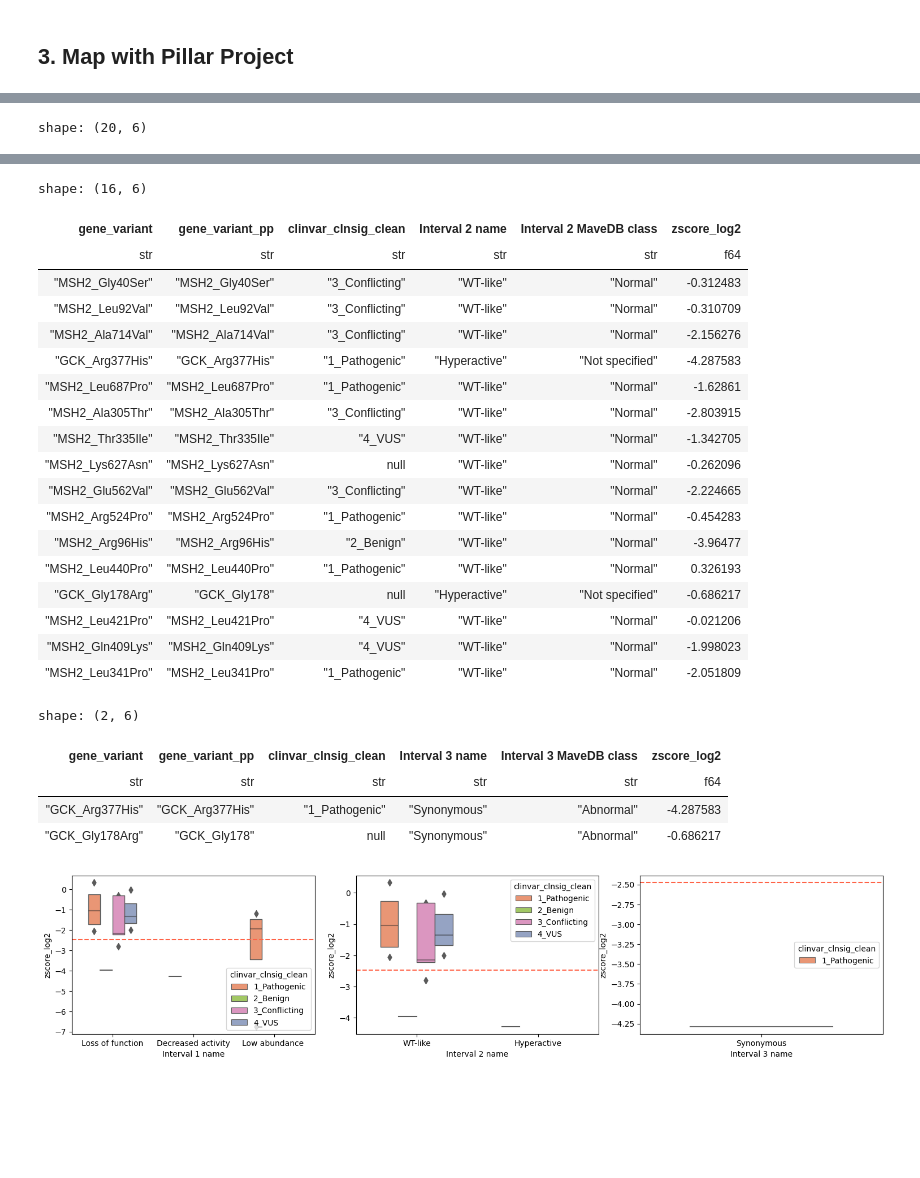
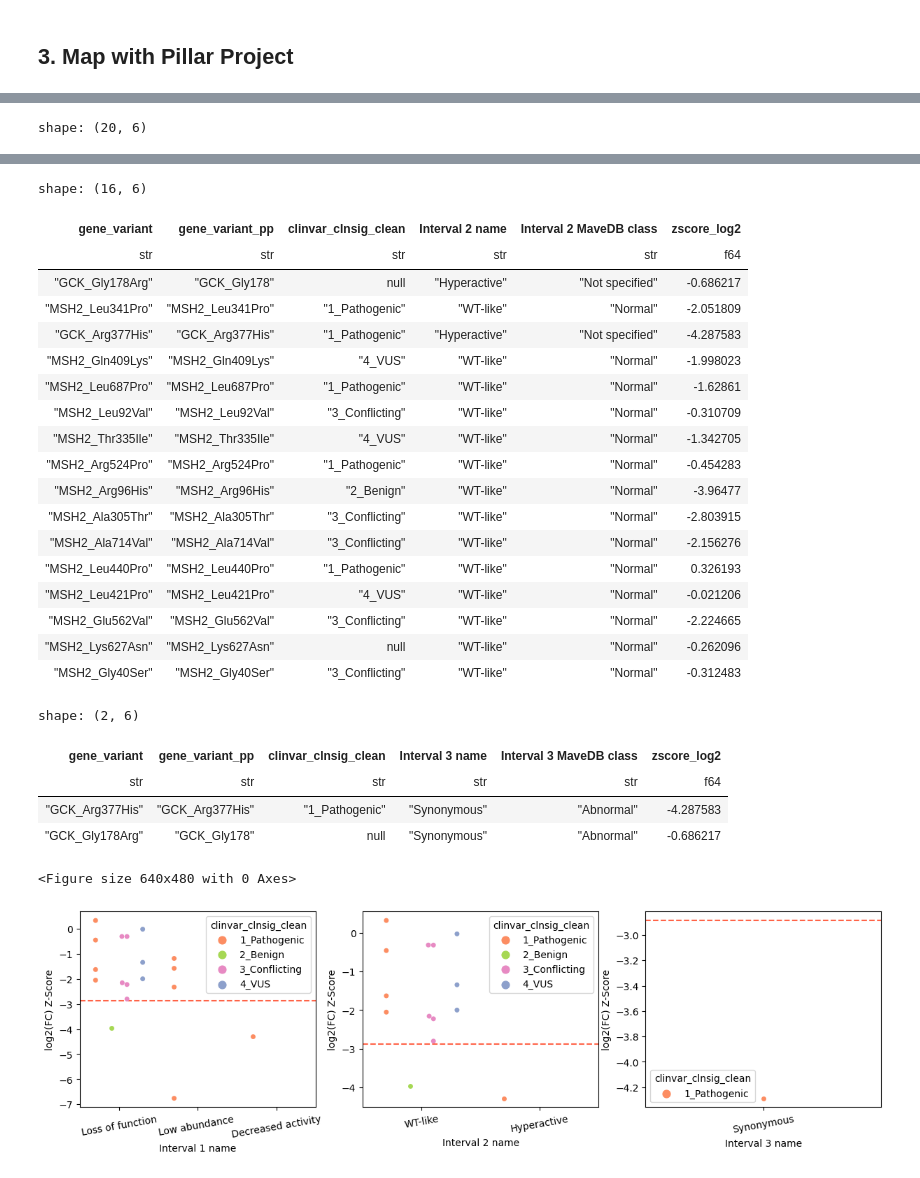
Before and after one commit to runxi-shen/2025_Pillar_VarChAMP, a Jupyter notebook: 2_individual_assay_analyses/dual_ipa/2_analyses/6_investigate_abundance_change_w_pillar.ipynb, the cells around one changed output, grey strips where cells are left out. Drawn from its saved outputs; the diff is of its cells as text; code cells hidden in the pictures; blank space fills up the shorter version.

```diff
--- a/2_individual_assay_analyses/dual_ipa/2_analyses/6_investigate_abundance_change_w_pillar.ipynb
+++ b/2_individual_assay_analyses/dual_ipa/2_analyses/6_investigate_abundance_change_w_pillar.ipynb
@@ -92,0 +161,13 @@ plt.show()
+# %%
+scores = scores.with_columns(pl.col("symbol").alias("Gene"))
+func_scores = scores.filter(pl.col("pillar_tested"))
+
+plt.clf()
+fig, ax = plt.subplots(1,1,figsize=(6,15))
+plot_gene_level_summary(scores, "dualipa_abund_change", "DUAL-IPA Abundance Change", ax=ax)
+fig, ax = plt.subplots(1,1,figsize=(6,15))
+plot_gene_level_summary(scores, "dualipa_abund_change", "DUAL-IPA Abundance Change", hits_only=False, null_only=True, ax=ax)
+
+fig, ax = plt.subplots(1,1,figsize=(6,4))
+plot_gene_level_summary(func_scores, "dualipa_abund_change", "DUAL-IPA Abundance Change Pillar Variants", hits_only=False, ax=ax)
+plt.show()
@@ -93,9 +179,9 @@ plt.show()
 # %%
-func_scores = scores.filter(pl.col("pillar_tested"))
 pl.Config.set_tbl_rows(25)  # Show all rows
 # pl.Config.set_tbl_cols(40)  # Show all columns
 
-fig, axes = plt.subplots(2, 4, figsize=(25,8))
+plt.clf()
+fig, axes = plt.subplots(2, 4, figsize=(20,8))
 for i in range(1,7):
     int_name = f"Interval {i} name"
     mavedb_name = f"Interval {i} MaveDB class"
@@ -104,7 +190,7 @@ for i in range(1,7):
         # display(func_scores.unique(subset="gene_variant")["gene_variant","clinvar_sig",int_name, mavedb_name, "zscore_log2"])
         # fig, ax = plt.subplots(1,2,figsize=(15,6))
         hue_order = sorted(func_mave.drop_nulls("clinvar_clnsig_clean").unique("clinvar_clnsig_clean")["clinvar_clnsig_clean"])
-        sns.boxenplot(
+        sns.swarmplot(
             data=func_mave.unique(subset="gene_variant").to_pandas(),
             x=int_name,
             y="zscore_log2",
@@ -113,8 +199,11 @@ for i in range(1,7):
             hue="clinvar_clnsig_clean",
             hue_order=hue_order,
             dodge="auto",
-            width=.6,
+            # width=.6,
+            # gap=.2
         )
+        axes.flatten()[i-1].set_ylabel("log2(FC) Z-Score")
+        axes.flatten()[i-1].set_xticklabels(axes.flatten()[i-1].get_xticklabels(), rotation=10)
         display(func_mave.unique(subset="gene_variant").select(
             ["gene_variant", "gene_variant_pp","clinvar_clnsig_clean", int_name, mavedb_name, "zscore_log2"]
         ))
@@ -134,7 +223,7 @@ for i in range(1,7):
 
 fig.delaxes(axes.flatten()[6])
 fig.delaxes(axes.flatten()[7])
-plt.subplots_adjust(wspace=0.17)
+plt.subplots_adjust(wspace=0.2)
 plt.show()
 # %% [output]
 shape: (20, 6)
@@ -159,25 +248,26 @@ shape: (20, 6)
 shape: (16, 6)
 | gene_variant | gene_variant_pp | clinvar_clnsig_clean | Interval 2 name | Interval 2 MaveDB class | zscore_log2 |
 | str | str | str | str | str | f64 |
-| "MSH2_Gly40Ser" | "MSH2_Gly40Ser" | "3_Conflicting" | "WT-like" | "Normal" | -0.312483 |
+| "GCK_Gly178Arg" | "GCK_Gly178" | null | "Hyperactive" | "Not specified" | -0.686217 |
+| "MSH2_Leu341Pro" | "MSH2_Leu341Pro" | "1_Pathogenic" | "WT-like" | "Normal" | -2.051809 |
+| "GCK_Arg377His" | "GCK_Arg377His" | "1_Pathogenic" | "Hyperactive" | "Not specified" | -4.287583 |
+| "MSH2_Gln409Lys" | "MSH2_Gln409Lys" | "4_VUS" | "WT-like" | "Normal" | -1.998023 |
+| "MSH2_Leu687Pro" | "MSH2_Leu687Pro" | "1_Pathogenic" | "WT-like" | "Normal" | -1.62861 |
 | "MSH2_Leu92Val" | "MSH2_Leu92Val" | "3_Conflicting" | "WT-like" | "Normal" | -0.310709 |
-| "MSH2_Ala714Val" | "MSH2_Ala714Val" | "3_Conflicting" | "WT-like" | "Normal" | -2.156276 |
-| "GCK_Arg377His" | "GCK_Arg377His" | "1_Pathogenic" | "Hyperactive" | "Not specified" | -4.287583 |
-| "MSH2_Leu687Pro" | "MSH2_Leu687Pro" | "1_Pathogenic" | "WT-like" | "Normal" | -1.62861 |
-| "MSH2_Ala305Thr" | "MSH2_Ala305Thr" | "3_Conflicting" | "WT-like" | "Normal" | -2.803915 |
 | "MSH2_Thr335Ile" | "MSH2_Thr335Ile" | "4_VUS" | "WT-like" | "Normal" | -1.342705 |
-| "MSH2_Lys627Asn" | "MSH2_Lys627Asn" | null | "WT-like" | "Normal" | -0.262096 |
-| "MSH2_Glu562Val" | "MSH2_Glu562Val" | "3_Conflicting" | "WT-like" | "Normal" | -2.224665 |
 | "MSH2_Arg524Pro" | "MSH2_Arg524Pro" | "1_Pathogenic" | "WT-like" | "Normal" | -0.454283 |
 | "MSH2_Arg96His" | "MSH2_Arg96His" | "2_Benign" | "WT-like" | "Normal" | -3.96477 |
+| "MSH2_Ala305Thr" | "MSH2_Ala305Thr" | "3_Conflicting" | "WT-like" | "Normal" | -2.803915 |
+| "MSH2_Ala714Val" | "MSH2_Ala714Val" | "3_Conflicting" | "WT-like" | "Normal" | -2.156276 |
 | "MSH2_Leu440Pro" | "MSH2_Leu440Pro" | "1_Pathogenic" | "WT-like" | "Normal" | 0.326193 |
-| "GCK_Gly178Arg" | "GCK_Gly178" | null | "Hyperactive" | "Not specified" | -0.686217 |
 | "MSH2_Leu421Pro" | "MSH2_Leu421Pro" | "4_VUS" | "WT-like" | "Normal" | -0.021206 |
-| "MSH2_Gln409Lys" | "MSH2_Gln409Lys" | "4_VUS" | "WT-like" | "Normal" | -1.998023 |
-| "MSH2_Leu341Pro" | "MSH2_Leu341Pro" | "1_Pathogenic" | "WT-like" | "Normal" | -2.051809 |
+| "MSH2_Glu562Val" | "MSH2_Glu562Val" | "3_Conflicting" | "WT-like" | "Normal" | -2.224665 |
+| "MSH2_Lys627Asn" | "MSH2_Lys627Asn" | null | "WT-like" | "Normal" | -0.262096 |
+| "MSH2_Gly40Ser" | "MSH2_Gly40Ser" | "3_Conflicting" | "WT-like" | "Normal" | -0.312483 |
 shape: (2, 6)
 | gene_variant | gene_variant_pp | clinvar_clnsig_clean | Interval 3 name | Interval 3 MaveDB class | zscore_log2 |
 | str | str | str | str | str | f64 |
 | "GCK_Arg377His" | "GCK_Arg377His" | "1_Pathogenic" | "Synonymous" | "Abnormal" | -4.287583 |
 | "GCK_Gly178Arg" | "GCK_Gly178" | null | "Synonymous" | "Abnormal" | -0.686217 |
+<Figure size 640x480 with 0 Axes>
-[figure, old version]
+[figure, new version]
```
Also changed, not shown: parts of 6 cells of this notebook, 12 other files.
